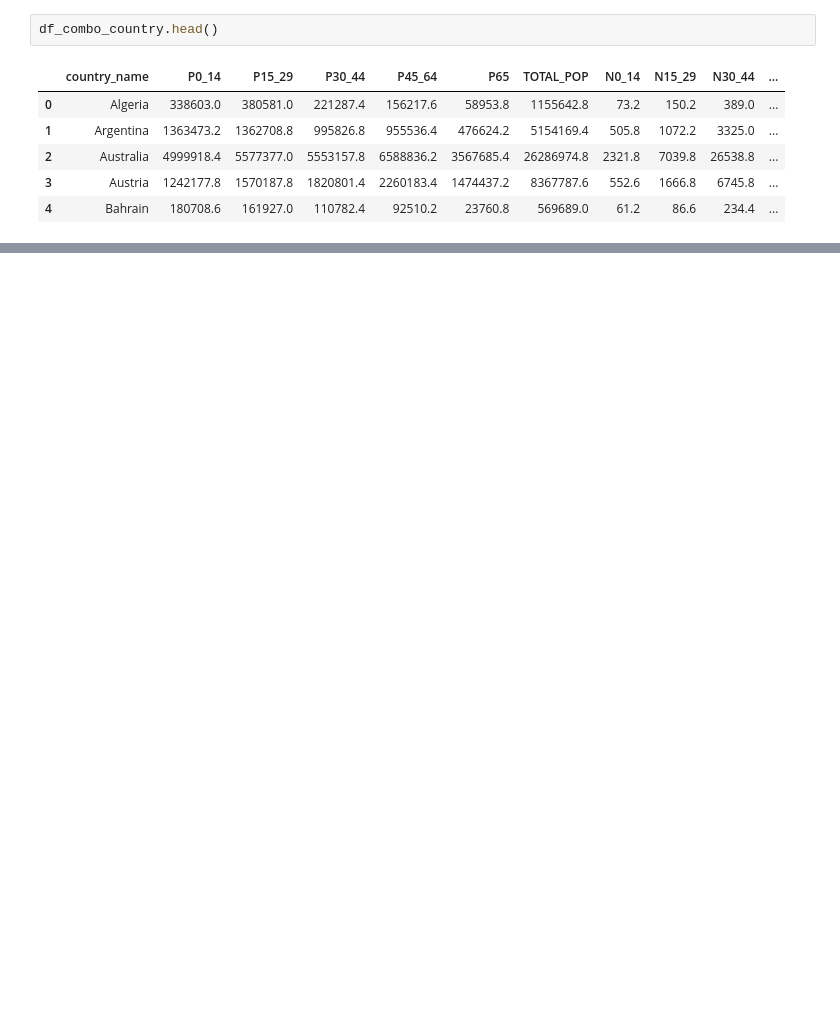
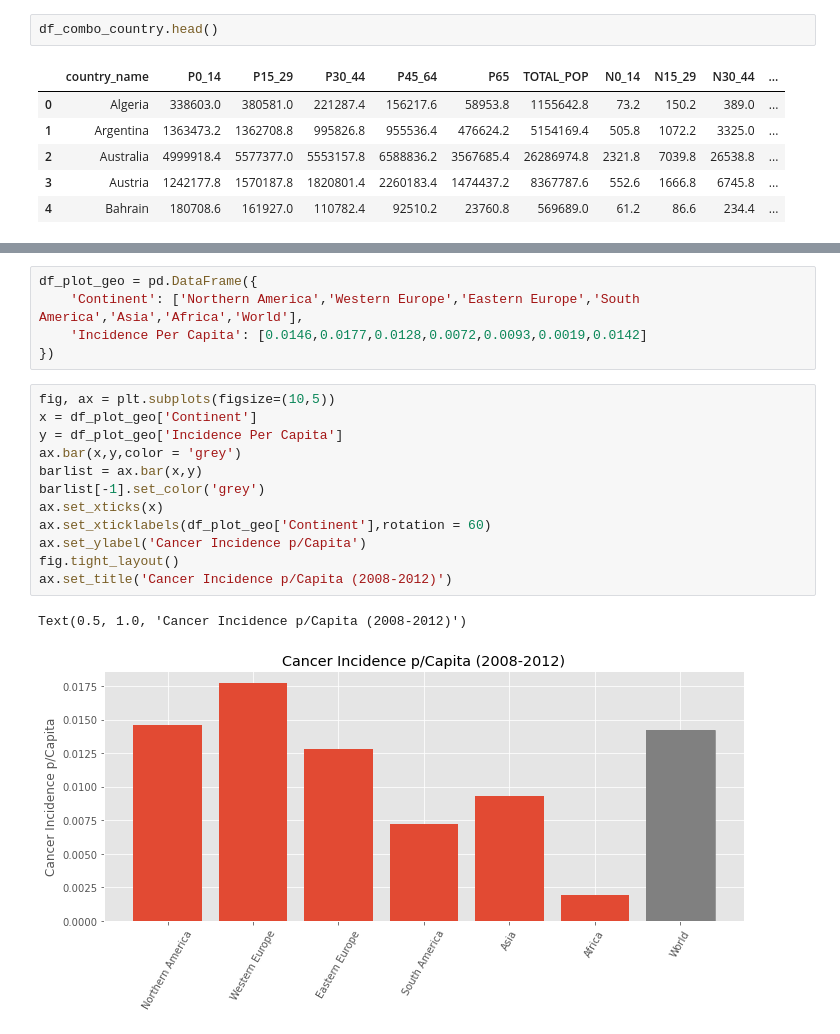
Before and after one commit to ChunLiuNY/beer-consumption-cancer-correlation, a Jupyter notebook: notebooks/data_munging.ipynb, the cells around one changed output, grey strips where cells are left out. Cells and saved outputs as stored; diff of their text form; blank space fills up the shorter version.

```diff
--- a/notebooks/data_munging.ipynb
+++ b/notebooks/data_munging.ipynb
@@ -89,0 +139,20 @@ Text(0.5, 1.0, 'Cancer Incidence p/Capita (2008-2012)')
+# %%
+df_plot_geo = pd.DataFrame({
+    'Continent': ['Northern America','Western Europe','Eastern Europe','South America','Asia','Africa','World'],
+    'Incidence Per Capita': [0.0146,0.0177,0.0128,0.0072,0.0093,0.0019,0.0142]
+})
+# %%
+fig, ax = plt.subplots(figsize=(10,5))
+x = df_plot_geo['Continent']
+y = df_plot_geo['Incidence Per Capita']
+ax.bar(x,y,color = 'grey')
+barlist = ax.bar(x,y)
+barlist[-1].set_color('grey')
+ax.set_xticks(x)
+ax.set_xticklabels(df_plot_geo['Continent'],rotation = 60)
+ax.set_ylabel('Cancer Incidence p/Capita')
+fig.tight_layout()
+ax.set_title('Cancer Incidence p/Capita (2008-2012)')
+# %% [output]
+Text(0.5, 1.0, 'Cancer Incidence p/Capita (2008-2012)')
+[figure, added]
```
Also changed, not shown: parts of 38 cells of this notebook, 13 other files.
